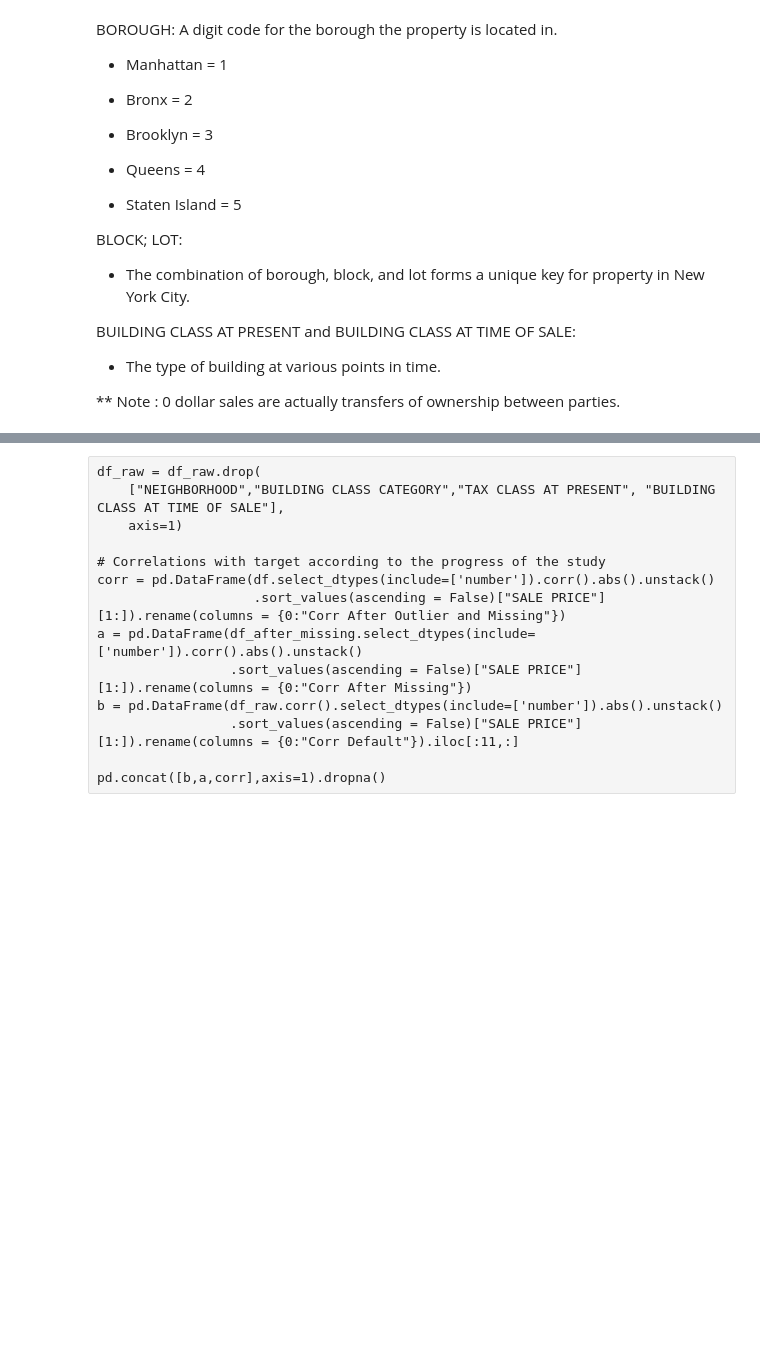
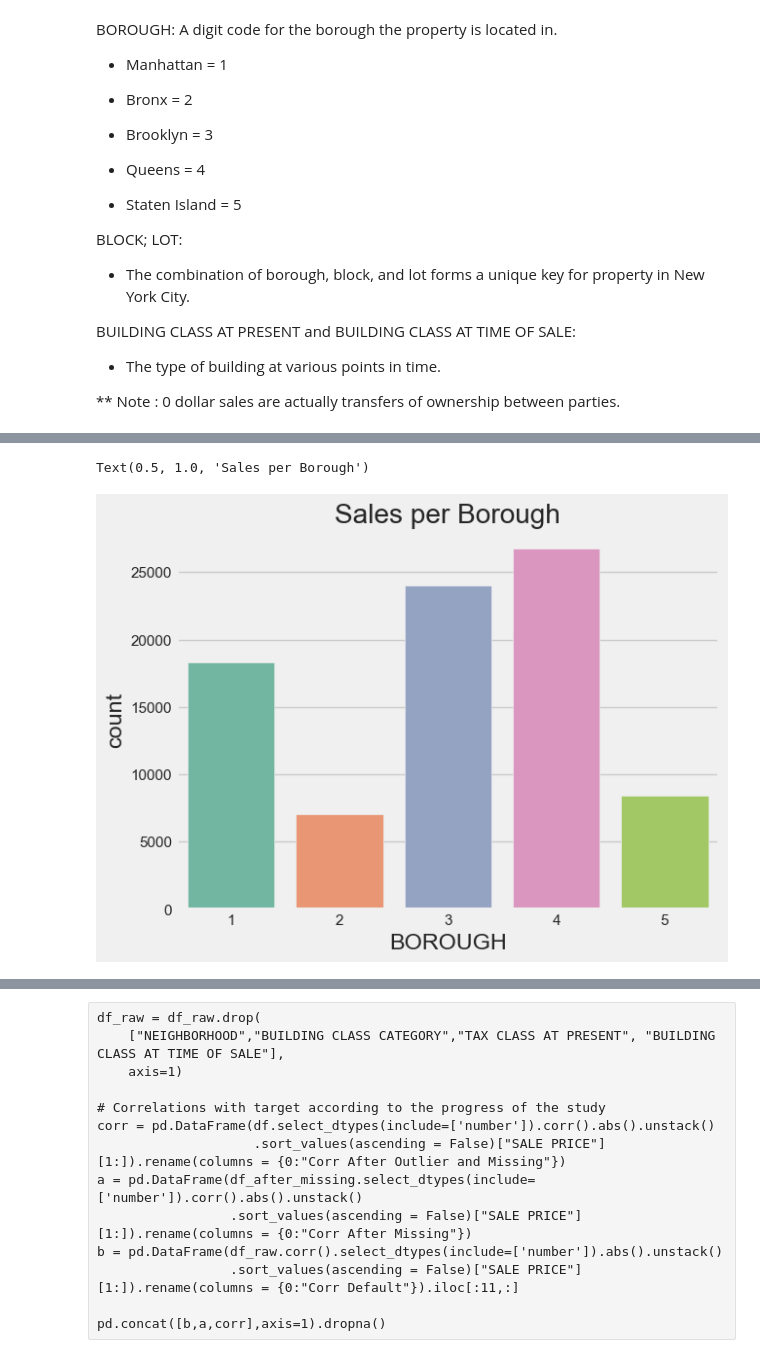
Before and after one commit to baha-ulug/exploratory-analysis, a Jupyter notebook: exploratory_analysis.ipynb, the cells around one changed output, grey strips where cells are left out. Drawn from its saved outputs; the diff is of its cells as text; code cells hidden in the pictures; blank space fills up the shorter version.

```diff
--- a/exploratory_analysis.ipynb
+++ b/exploratory_analysis.ipynb
@@ -71,0 +153,8 @@ df.info()
+# %%
+sns.countplot(x='BOROUGH', data=df, palette='Set2')
+plt.title('Sales per Borough')
+
+# Maximum properties are sold in Queens! followed by Staten Island!
+# %% [output]
+Text(0.5, 1.0, 'Sales per Borough')
+[figure, added]
```
Also changed, not shown: parts of 27 cells of this notebook, 4 other files.
